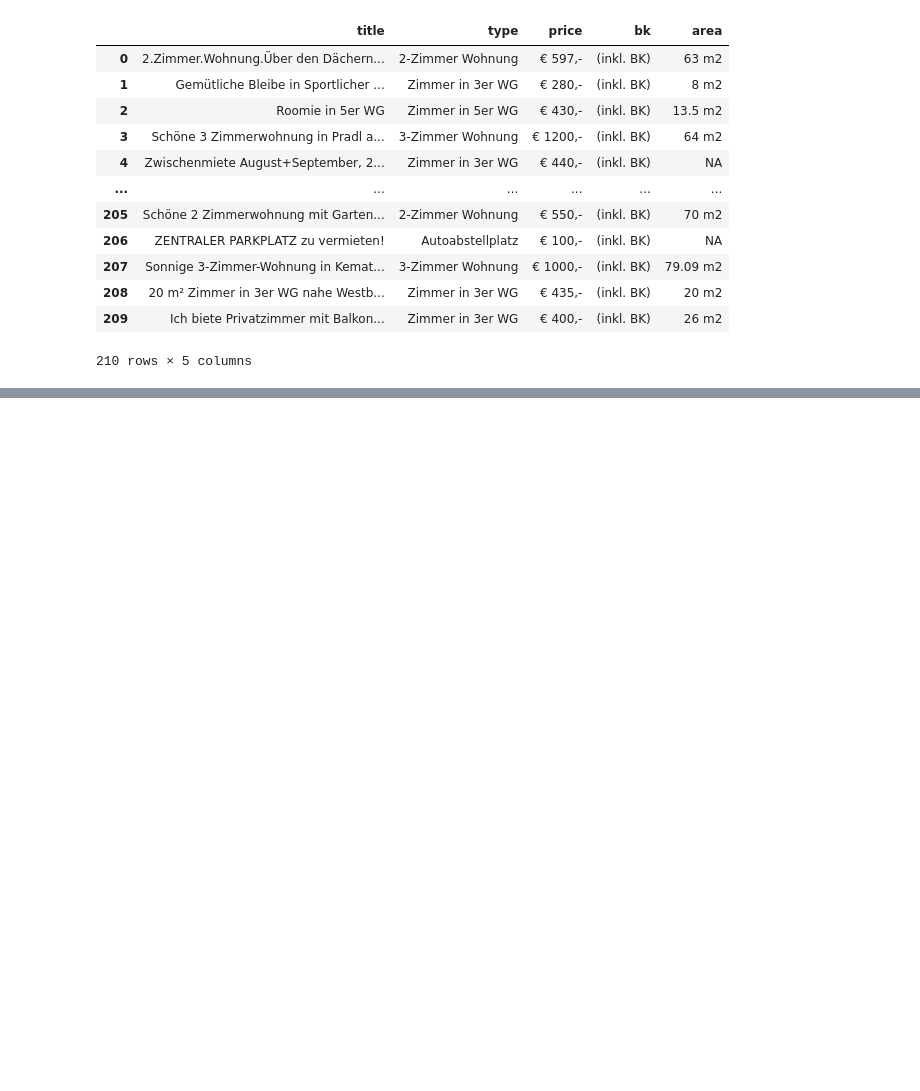
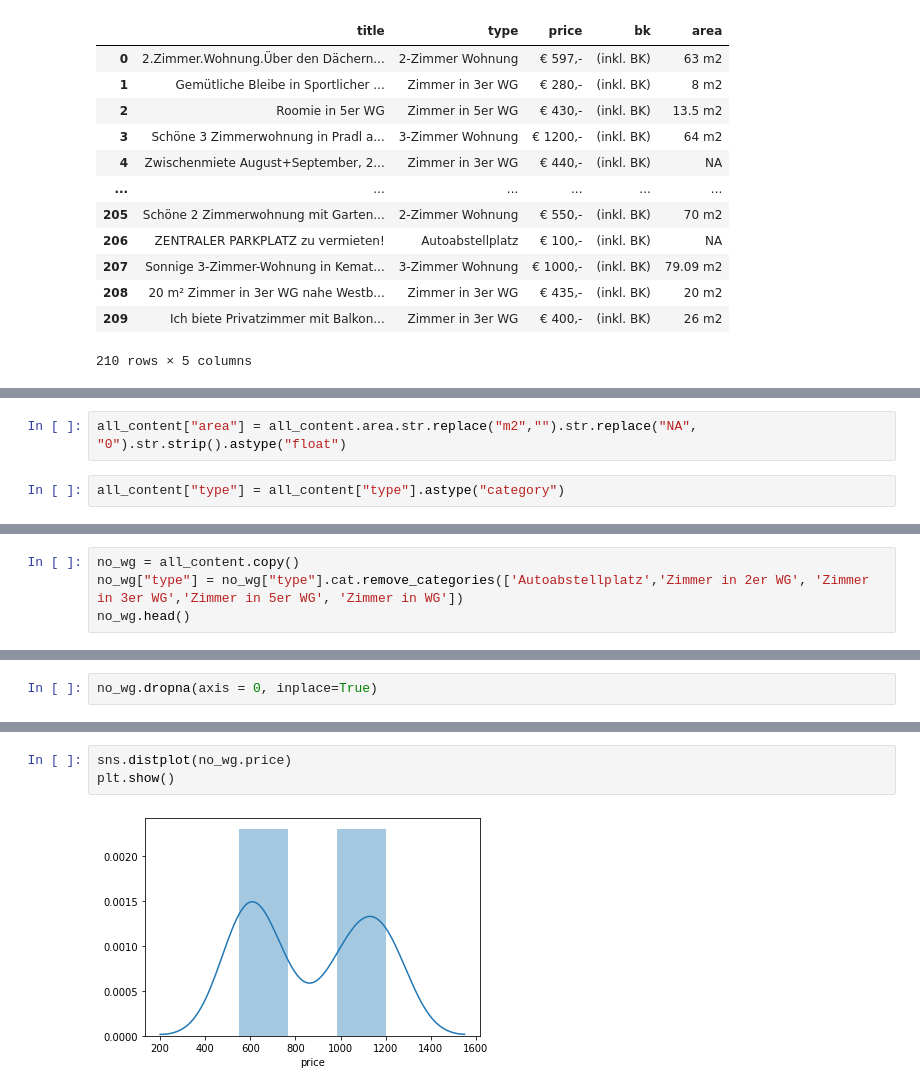
Before and after one commit to tchintchie/whgscraper, a Jupyter notebook: soup.ipynb, the cells around one changed output, grey strips where cells are left out. Saved outputs shown, nothing was run; the diff lists cells and outputs as text; blank space fills up the shorter version.

```diff
--- a/soup.ipynb
+++ b/soup.ipynb
@@ -174,0 +150,4 @@ all_content
+# %%
+all_content["area"] = all_content.area.str.replace("m2","").str.replace("NA", "0").str.strip().astype("float")
+# %%
+all_content["type"] = all_content["type"].astype("category")
@@ -174,0 +161,4 @@ all_content
+# %%
+no_wg = all_content.copy()
+no_wg["type"] = no_wg["type"].cat.remove_categories(['Autoabstellplatz','Zimmer in 2er WG', 'Zimmer in 3er WG','Zimmer in 5er WG', 'Zimmer in WG'])
+no_wg.head()
@@ -174,0 +187,2 @@ all_content
+# %%
+no_wg.dropna(axis = 0, inplace=True)
@@ -174,0 +216,5 @@ all_content
+# %%
+sns.distplot(no_wg.price)
+plt.show()
+# %% [output]
+[figure, added]
```
Also changed, not shown: parts of 14 cells of this notebook.
